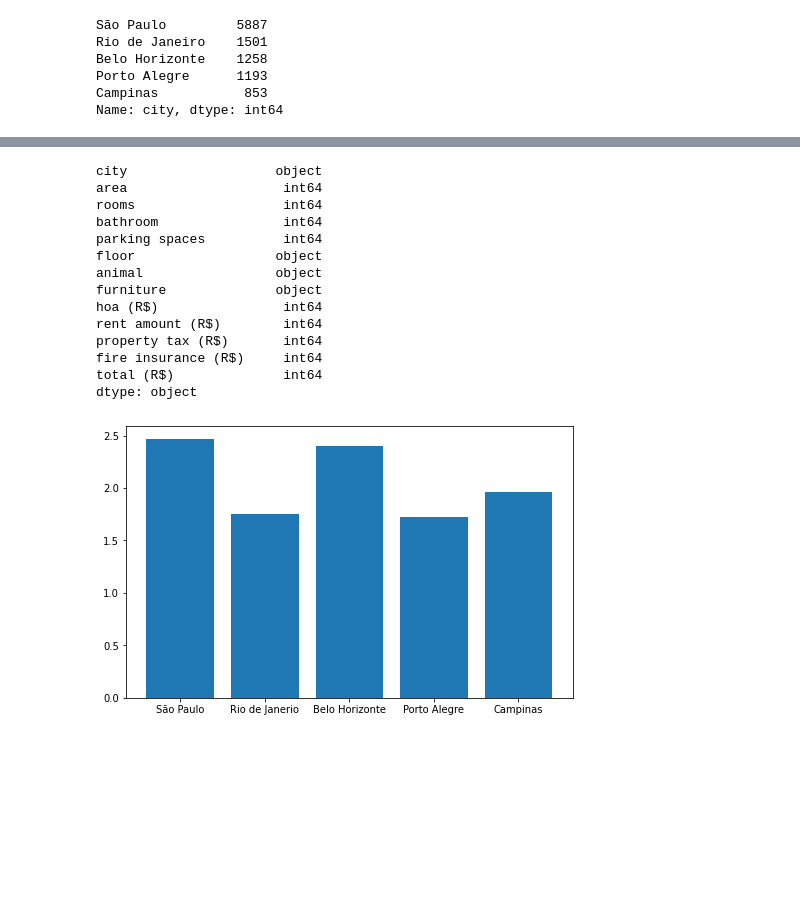
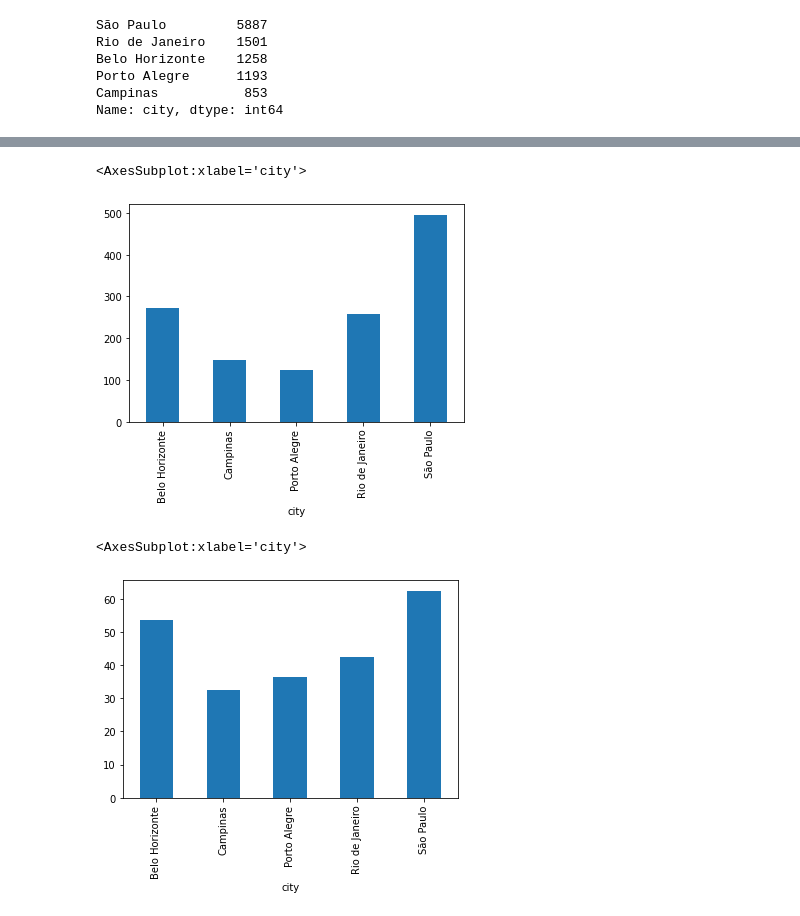
Before and after one commit to asharma8602/Introduction-to-Deep-Learning-and-its-Applications, a Jupyter notebook: Assignment/Assignment_1/200904_SaurabhSahay_Part2&3_.ipynb, the cells around one changed output, grey strips where cells are left out. Cells and saved outputs as stored; diff of their text form; code cells hidden in the pictures; blank space fills up the shorter version.

```diff
--- a/Assignment/Assignment_1/200904_SaurabhSahay_Part2&3_.ipynb
+++ b/Assignment/Assignment_1/200904_SaurabhSahay_Part2&3_.ipynb
@@ -35,8 +36,4 @@ Porto Alegre      1193
 Campinas           853
 Name: city, dtype: int64
 # %%
-Sp = df.loc[df['city'] == 'São Paulo']
-Rdj = df.loc[df['city'] == 'Rio de Janeiro']
-Bh = df.loc[df['city'] == 'Belo Horizonte']
-Pa = df.loc[df['city'] == 'Porto Alegre']
-Ca = df.loc[df['city'] == 'Campinas']
+df1 = df.groupby('city')
@@ -82,32 +65,11 @@ City_room_mean
 # %%
-df.dtypes
+df1['property tax (R$)'].mean().plot.bar()
 # %% [output]
-city                   object
-area                    int64
-rooms                   int64
-bathroom                int64
-parking spaces          int64
-floor                  object
-animal                 object
-furniture              object
-hoa (R$)                int64
-rent amount (R$)        int64
-property tax (R$)       int64
-fire insurance (R$)     int64
-total (R$)              int64
-dtype: object
+<AxesSubplot:xlabel='city'>
+[figure, added]
 # %%
-City_bathroom_mean =[
-    Sp['bathroom'].mean(),
-    Rdj['bathroom'].mean(),
-    Bh['bathroom'].mean(),
-    Pa['bathroom'].mean(),
-    Ca['bathroom'].mean()
-]
-
-plt.figure(figsize=(8,5))
-plt.bar(City,City_bathroom_mean)
-plt.show()
+df1['fire insurance (R$)'].mean().plot.bar()
 # %% [output]
+<AxesSubplot:xlabel='city'>
-[figure, old version]
+[figure, new version]
 # %%
```
Also changed, not shown: parts of 12 cells of this notebook, 1 other file.
